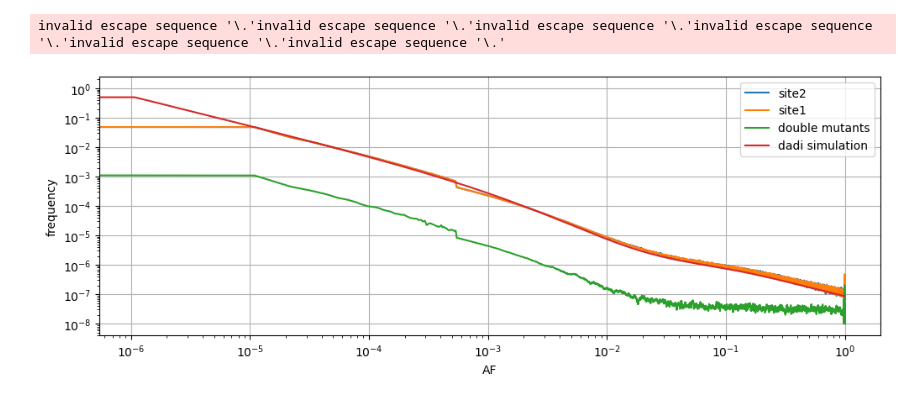
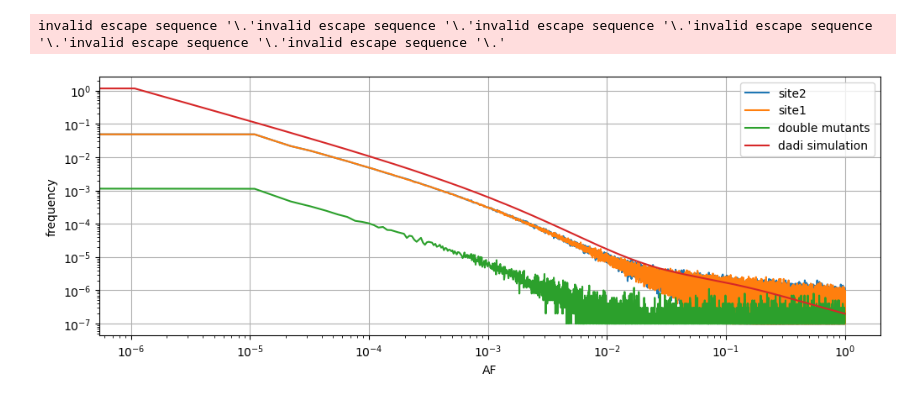
Before and after one commit to emkoch/popspec, a Jupyter notebook: Effect_size.ipynb, the cells around one changed output. Cells and saved outputs as stored; diff of their text form; code cells hidden in the pictures.

```diff
--- a/Effect_size.ipynb
+++ b/Effect_size.ipynb
@@ -232,12 +232,16 @@ def poly_prob(yy, sigma):
 def ex_burden(sigma):
     return sp.integrate.quad(ud_burden, 0, 1, args=(1, sigma))[0]
 
-def stab_corr(yy, sigma):
+def stab_corr(yy, sigma, pos_d=True):
     burd = ex_burden(sigma)
     neut_prob = poly_prob(yy, 0)
     double_prob = poly_prob(yy, 4*sigma)
     single_prob = poly_prob(yy, sigma)
-    return burd * (double_prob - neut_prob) / (burd * (double_prob + neut_prob) + single_prob**2)
+    if pos_d:
+        return (double_prob - neut_prob) / (double_prob + neut_prob)
+    else:
+        return burd * (double_prob - neut_prob) / (burd * (double_prob + neut_prob) + single_prob**2)
+
 
 cmap = get_cmap('seismic_r')
 norm = Normalize(vmin=0.001, vmax=0.1)
@@ -246,7 +250,7 @@ MAF_thr_values = [0.1, 0.03, 0.01, 0.003, 0.001][::-1]
 sigma_set = np.logspace(-1, 4, 100)
 
 for MAF_thr in MAF_thr_values:
-    corr_set = [stab_corr(MAF_thr, sigma) for sigma in sigma_set]
+    corr_set = [stab_corr(MAF_thr, sigma, True) for sigma in sigma_set]
     plt.plot(sigma_set, corr_set, color=cmap(norm(MAF_thr)), label=str(MAF_thr))
 
 plt.grid()
@@ -387,35 +423,49 @@ def line_scat(val_vec):
         if not d.get(i):
             d[i] = 0
         d[i] += 1
     ks = sorted(list(d.keys()))
     vs = [d[i] for i in ks]
     return ks, vs
 
 ks_1, vs_1 = line_scat(sim_df["N01"] + sim_df["N11"])
 ks_2, vs_2 = line_scat(sim_df["N10"] + sim_df["N11"])
 ks_3, vs_3 = line_scat(sim_df["N11"])
 
-vs_1 = windowSmoothing(vs_1, 50)
-vs_2 = windowSmoothing(vs_2, 50)
-vs_3 = windowSmoothing(vs_3, 50)
+# vs_1 = windowSmoothing(vs_1, 50)
+# vs_2 = windowSmoothing(vs_2, 50)
+# vs_3 = windowSmoothing(vs_3, 50)
 
 ks_1 = ks_1 / sim_df.iloc[0, :].sum()
 ks_2 = ks_2 / sim_df.iloc[0, :].sum()
 ks_3 = ks_3 / sim_df.iloc[0, :].sum()
 
 plt.plot(np.array(ks_2), np.array(vs_2)/len(sim_df), label="site2")
 plt.plot(np.array(ks_1), np.array(vs_1)/len(sim_df), label="site1")
 plt.plot(np.array(ks_3), np.array(vs_3)/len(sim_df), label="double mutants")
 # plt.plot(x, y, label="hyperbolic expectation")
 
-plt.plot(xx, phi/(2*np.max(phi)), label='dadi simulation')
+# We rescale so that integrals are about the same
+
+# phi
+phi_int = 0
+for i in range(len(phi) - 1):
+    phi_int += phi[i]*(xx[i+1] - xx[i])
+
+sim_int = 0
+scale = np.array(vs_2)/len(sim_df)
+for i in range(len(ks_2) - 1):
+    sim_int += scale[i] * (ks_2[i+1] - ks_2[i])
+
+phi_scale = sim_int * phi / phi_int
+
+plt.plot(xx, phi_scale, label='dadi simulation')
 
 plt.yscale("log")
 plt.xscale("log")
 plt.grid()
 plt.legend()
 plt.xlabel("AF")
 plt.ylabel("frequency")
 plt.show()
 # %% [output]
-[figure, old version]
+[figure, new version]
```
Also changed, not shown: parts of 4 cells of this notebook.
